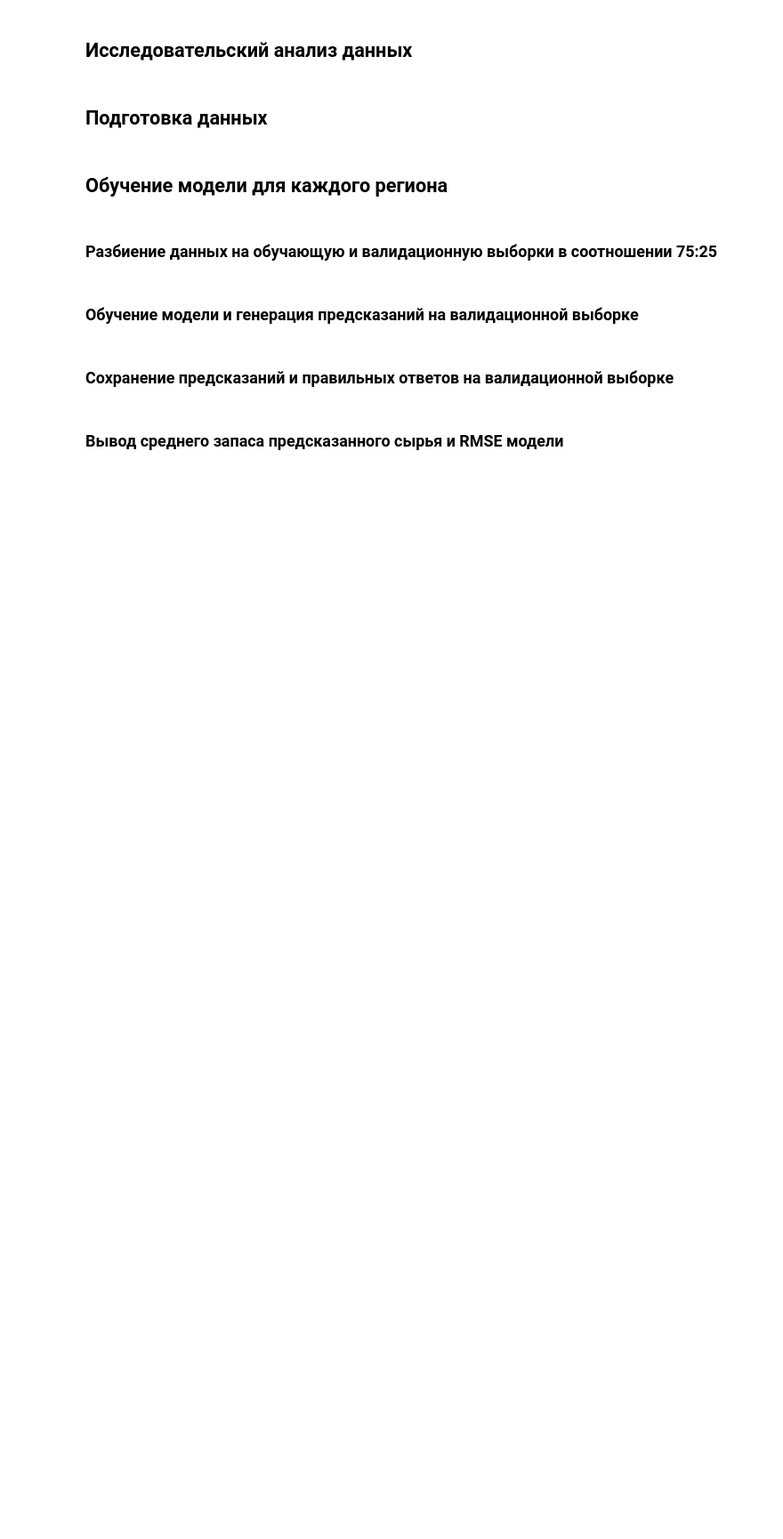
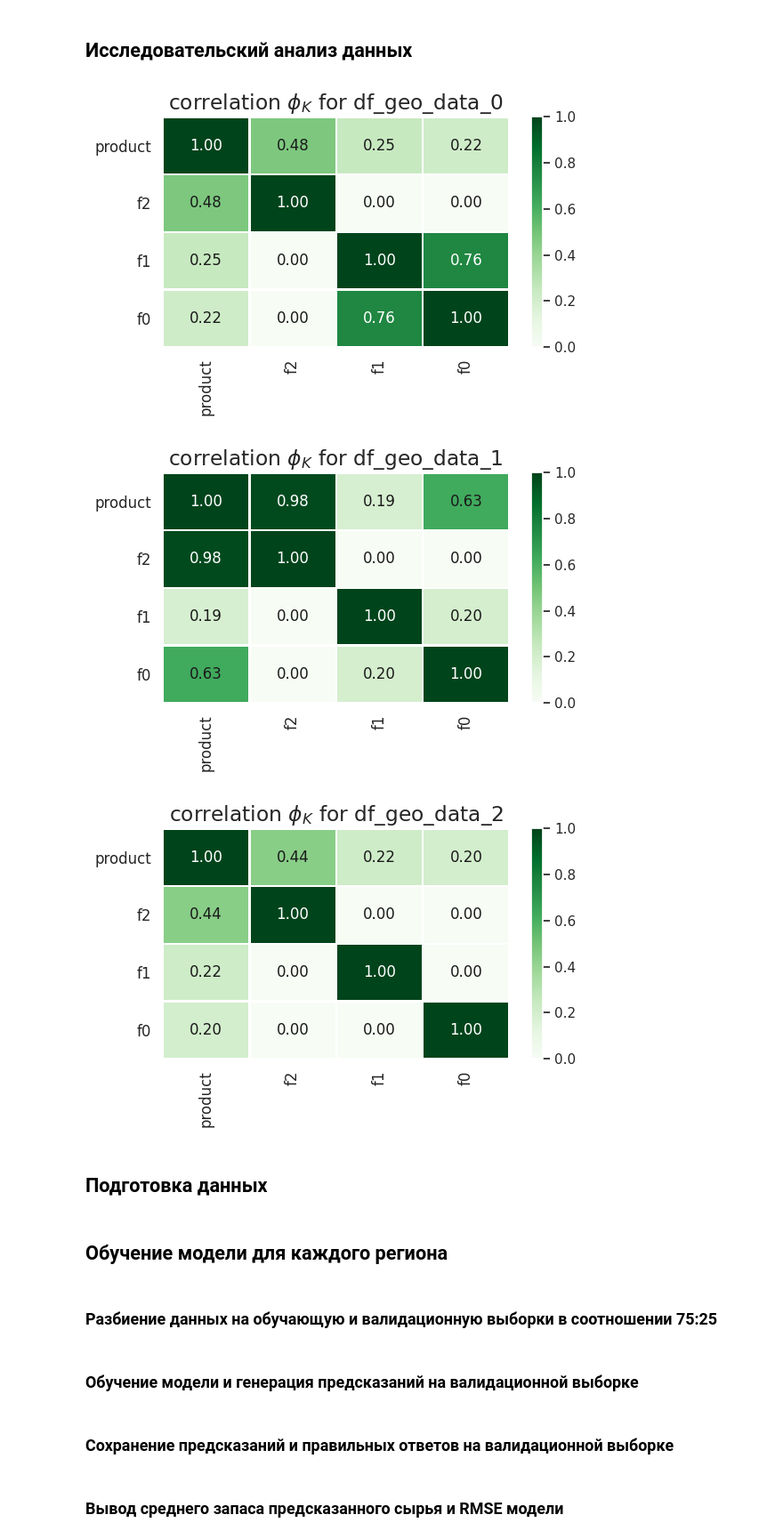
Before and after one commit to theotheo46/yap, a Jupyter notebook: notebooks/oil.ipynb, the cells around one changed output. Shown at 89% size. Saved outputs shown, nothing was run; the diff lists cells and outputs as text; code cells hidden in the pictures; blank space fills up the shorter version.

```diff
--- a/notebooks/oil.ipynb
+++ b/notebooks/oil.ipynb
@@ -81,5 +223,25 @@ memory usage: 3.8+ MB
 # %% [markdown]
 ## Исследовательский анализ данных
+# %%
+def show_phik_tuple_list(df_tuples_list):
+
+    for df_tuple in df_tuples_list:
+        phik_overview = phik_matrix(df_tuple[1][df_tuple[1].columns.difference(['id'])], interval_cols=list(df_tuple[1].columns.difference(['id'])))
+        plot_correlation_matrix(
+            phik_overview.values,
+            x_labels=phik_overview.columns,
+            y_labels=phik_overview.index,
+            vmin=0, vmax=1, color_map='Greens',
+            title=r'correlation $\phi_K$ for ' + df_tuple[0],
+            fontsize_factor=1.2,
+            figsize=(6, 4)
+        )
+
+show_phik_tuple_list(df_tuples_list)
+# %% [output]
+[figure, added]
+[figure, added]
+[figure, added]
 # %% [markdown]
 ## Подготовка данных
 # %% [markdown]
```
Also changed, not shown: parts of 7 cells of this notebook.
